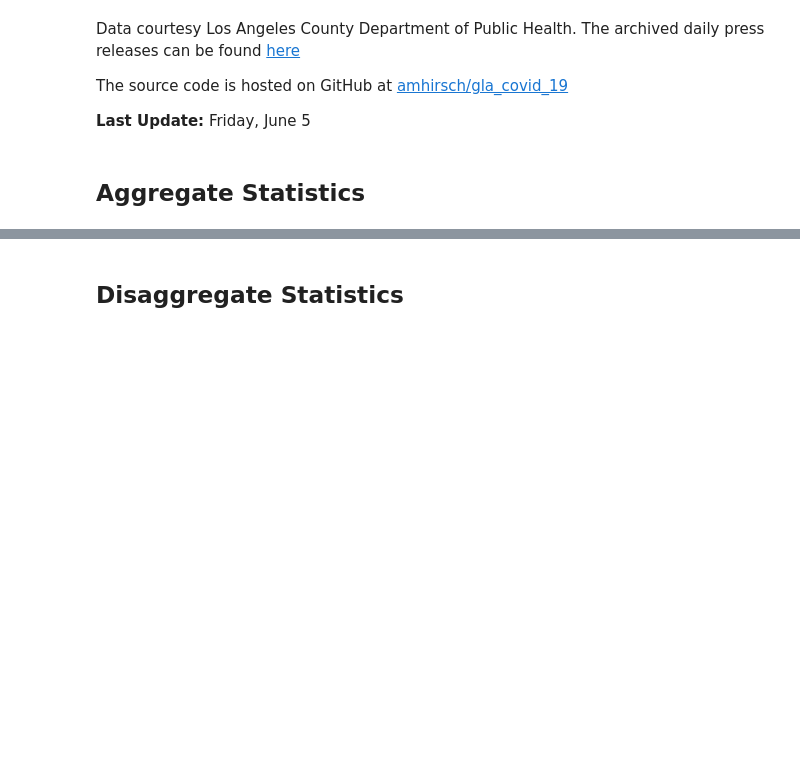
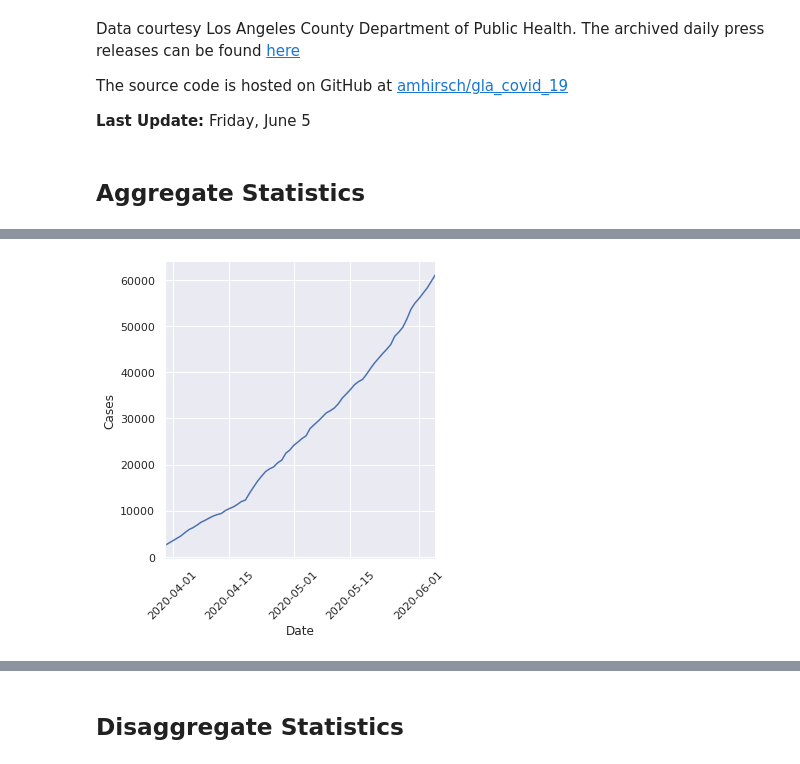
Before and after one commit to xander-hirsch/lac_covid19, a Jupyter notebook: lacph_graphs.ipynb, the cells around one changed output, grey strips where cells are left out. Cells and saved outputs as stored; diff of their text form; code cells hidden in the pictures; blank space fills up the shorter version.

```diff
--- a/lacph_graphs.ipynb
+++ b/lacph_graphs.ipynb
@@ -33 +43,6 @@ all_dates = tuple(map(lambda x: scrape_lacph_daily.query_single_date(x), lacph_p
+# %%
+g = sns.relplot(x=const.DATE, y=const.CASES, kind='line', data=summary_stats)
+adjust_ax(summary_stats)
+# %% [output]
+[figure, added]
 # %%
```
Also changed, not shown: parts of 13 cells of this notebook, 1 other file.
